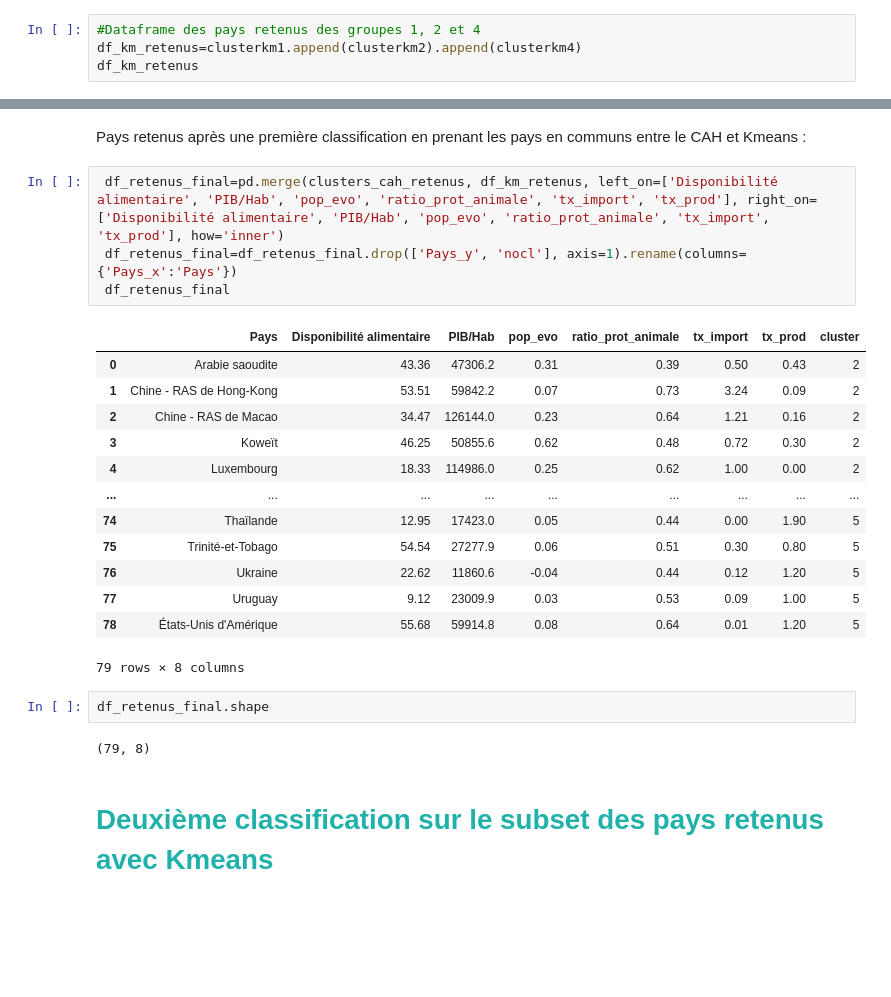
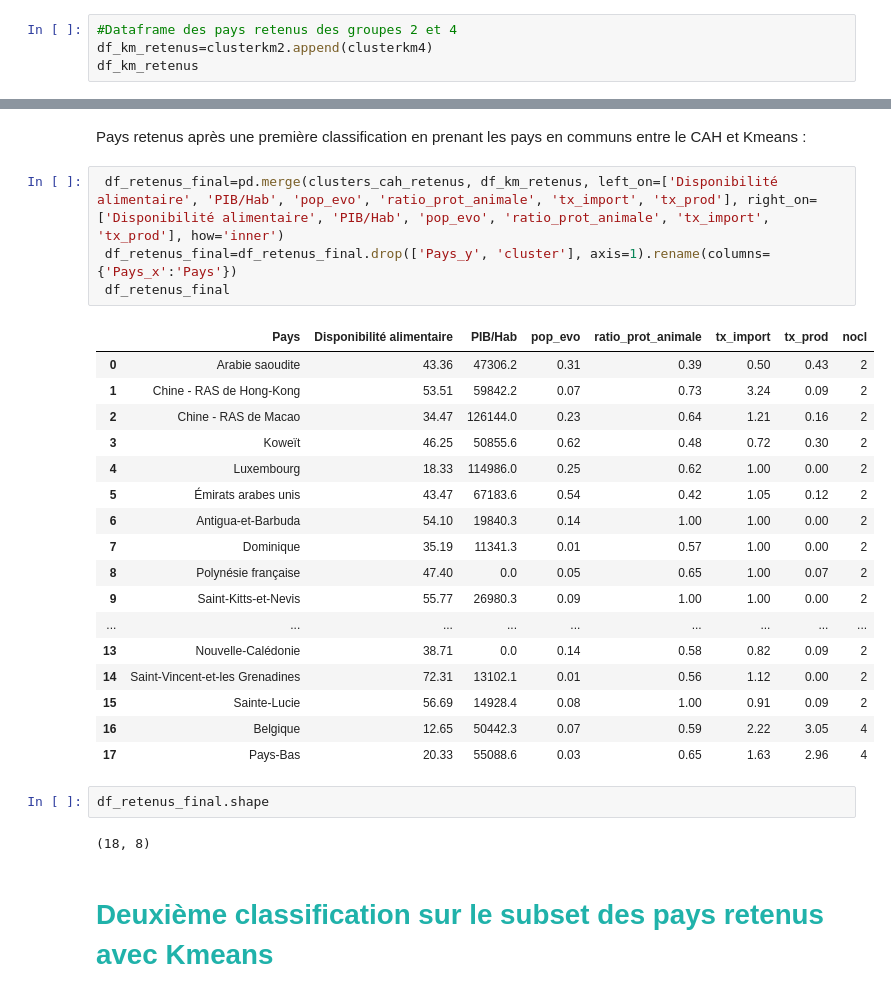
Before and after one commit to Randasabag/Etude-de-march-de-la-poule-qui-chante-avec-Python, a Jupyter notebook: projet9V1.ipynb, the cells around one changed output, grey strips where cells are left out. Drawn from its saved outputs; the diff is of its cells as text; blank space fills up the shorter version.

```diff
--- a/projet9V1.ipynb
+++ b/projet9V1.ipynb
@@ -1963,6 +1992,6 @@ Je retiens aussi le groupe 4 car ils consomment beaucoup de protéines animales
 # %%
-#Dataframe des pays retenus des groupes 1, 2 et 4
-df_km_retenus=clusterkm1.append(clusterkm2).append(clusterkm4)
+#Dataframe des pays retenus des groupes 2 et 4
+df_km_retenus=clusterkm2.append(clusterkm4)
 df_km_retenus
 # %% [output]
 |  | Pays | Disponibilité alimentaire | PIB/Hab | pop_evo | ratio_prot_animale | tx_import | tx_prod | nocl |
@@ -1988,26 +2021,30 @@ df_km_retenus.shape
 Pays retenus après une première classification en prenant les pays en communs entre le CAH et Kmeans :
 # %%
  df_retenus_final=pd.merge(clusters_cah_retenus, df_km_retenus, left_on=['Disponibilité alimentaire', 'PIB/Hab', 'pop_evo', 'ratio_prot_animale', 'tx_import', 'tx_prod'], right_on=['Disponibilité alimentaire', 'PIB/Hab', 'pop_evo', 'ratio_prot_animale', 'tx_import', 'tx_prod'], how='inner')
- df_retenus_final=df_retenus_final.drop(['Pays_y', 'nocl'], axis=1).rename(columns={'Pays_x':'Pays'})
+ df_retenus_final=df_retenus_final.drop(['Pays_y', 'cluster'], axis=1).rename(columns={'Pays_x':'Pays'})
  df_retenus_final
 # %% [output]
-|  | Pays | Disponibilité alimentaire | PIB/Hab | pop_evo | ratio_prot_animale | tx_import | tx_prod | cluster |
+|  | Pays | Disponibilité alimentaire | PIB/Hab | pop_evo | ratio_prot_animale | tx_import | tx_prod | nocl |
 | 0 | Arabie saoudite | 43.36 | 47306.2 | 0.31 | 0.39 | 0.50 | 0.43 | 2 |
 | 1 | Chine - RAS de Hong-Kong | 53.51 | 59842.2 | 0.07 | 0.73 | 3.24 | 0.09 | 2 |
 | 2 | Chine - RAS de Macao | 34.47 | 126144.0 | 0.23 | 0.64 | 1.21 | 0.16 | 2 |
 | 3 | Koweït | 46.25 | 50855.6 | 0.62 | 0.48 | 0.72 | 0.30 | 2 |
 | 4 | Luxembourg | 18.33 | 114986.0 | 0.25 | 0.62 | 1.00 | 0.00 | 2 |
+| 5 | Émirats arabes unis | 43.47 | 67183.6 | 0.54 | 0.42 | 1.05 | 0.12 | 2 |
+| 6 | Antigua-et-Barbuda | 54.10 | 19840.3 | 0.14 | 1.00 | 1.00 | 0.00 | 2 |
+| 7 | Dominique | 35.19 | 11341.3 | 0.01 | 0.57 | 1.00 | 0.00 | 2 |
+| 8 | Polynésie française | 47.40 | 0.0 | 0.05 | 0.65 | 1.00 | 0.07 | 2 |
+| 9 | Saint-Kitts-et-Nevis | 55.77 | 26980.3 | 0.09 | 1.00 | 1.00 | 0.00 | 2 |
 | ... | ... | ... | ... | ... | ... | ... | ... | ... |
-| 74 | Thaïlande | 12.95 | 17423.0 | 0.05 | 0.44 | 0.00 | 1.90 | 5 |
-| 75 | Trinité-et-Tobago | 54.54 | 27277.9 | 0.06 | 0.51 | 0.30 | 0.80 | 5 |
-| 76 | Ukraine | 22.62 | 11860.6 | -0.04 | 0.44 | 0.12 | 1.20 | 5 |
-| 77 | Uruguay | 9.12 | 23009.9 | 0.03 | 0.53 | 0.09 | 1.00 | 5 |
-| 78 | États-Unis d'Amérique | 55.68 | 59914.8 | 0.08 | 0.64 | 0.01 | 1.20 | 5 |
+| 13 | Nouvelle-Calédonie | 38.71 | 0.0 | 0.14 | 0.58 | 0.82 | 0.09 | 2 |
+| 14 | Saint-Vincent-et-les Grenadines | 72.31 | 13102.1 | 0.01 | 0.56 | 1.12 | 0.00 | 2 |
+| 15 | Sainte-Lucie | 56.69 | 14928.4 | 0.08 | 1.00 | 0.91 | 0.09 | 2 |
+| 16 | Belgique | 12.65 | 50442.3 | 0.07 | 0.59 | 2.22 | 3.05 | 4 |
+| 17 | Pays-Bas | 20.33 | 55088.6 | 0.03 | 0.65 | 1.63 | 2.96 | 4 |
-79 rows × 8 columns
 # %%
 df_retenus_final.shape
 # %% [output]
-(79, 8)
+(18, 8)
 # %% [markdown]
 # <a name="C20"><font color='LightSeaGreen'>Deuxième classification sur le subset des pays retenus avec Kmeans</font></a>
 # %%
```
Also changed, not shown: parts of 15 cells of this notebook.
